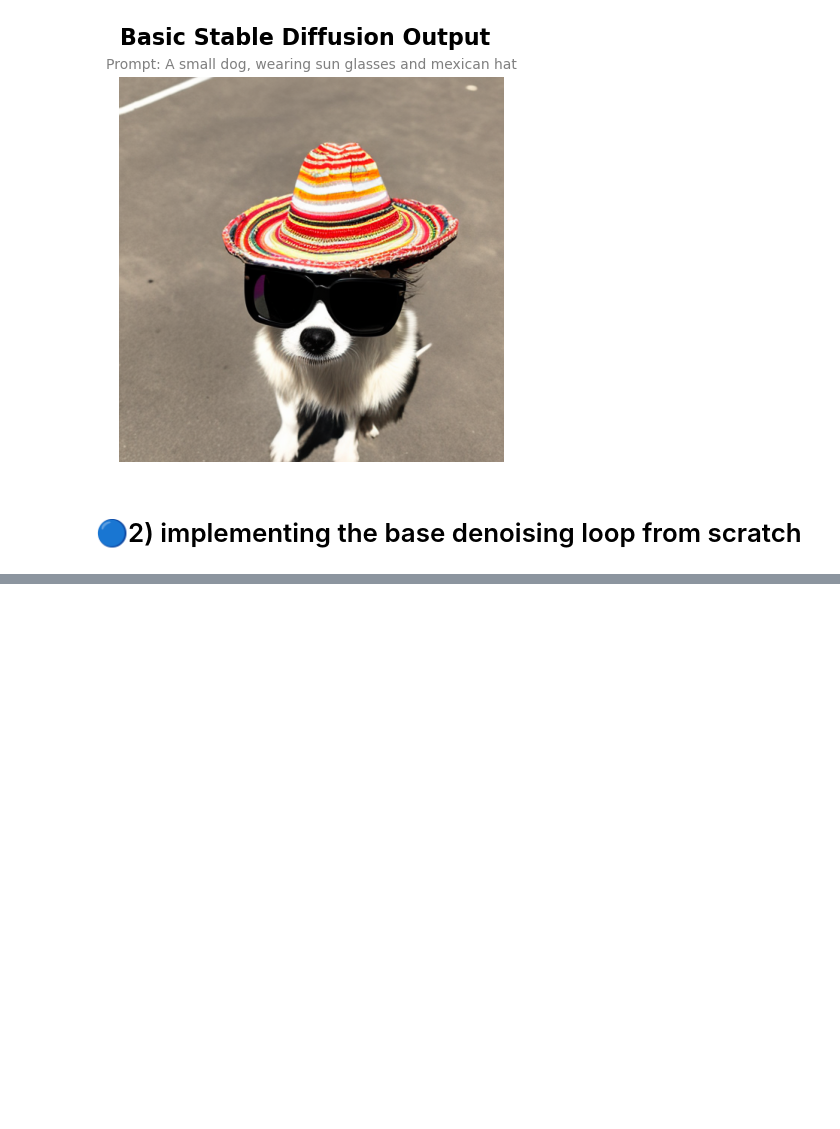
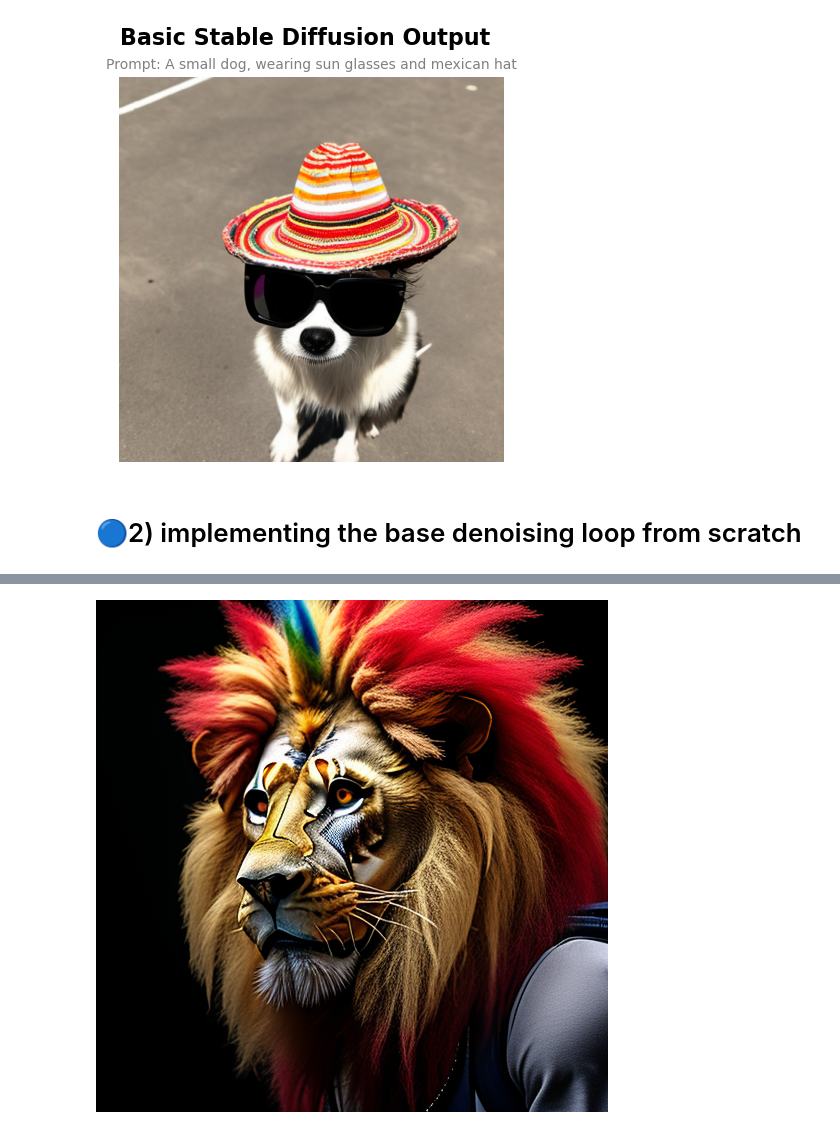
Before and after one commit to RoiMaman/NeuroFoveatedDiffusion, a Jupyter notebook: Final_codes.ipynb, the cells around one changed output, grey strips where cells are left out. Saved outputs shown, nothing was run; the diff lists cells and outputs as text; code cells hidden in the pictures; blank space fills up the shorter version.

Commit message:
moving to a transformer model3

```diff
--- a/Final_codes.ipynb
+++ b/Final_codes.ipynb
@@ -297,0 +263,83 @@ Running PixArt DiT Denoising Loop...
+# %%
+
+print("Loading Transformer and VAE to GPU...")
+transformer = Transformer2DModel.from_pretrained(
+    model_id,
+    subfolder="transformer",
+    torch_dtype=torch.float16
+).to("cuda")
+
+vae = AutoencoderKL.from_pretrained(
+    model_id,
+    subfolder="vae",
+    torch_dtype=torch.float16
+).to("cuda")
+
+# טעינת Scheduler סטנדרטי
+from diffusers import DPMSolverMultistepScheduler
+scheduler = DPMSolverMultistepScheduler.from_pretrained(model_id, subfolder="scheduler")
+
+
+# --- שלב 3: לולאת הדיפוזיה הידנית שלנו ---
+def run_diffusion_loop(transformer, vae, scheduler, prompt_embeds, prompt_attention_mask, seed=42, steps=20, guidance_scale=4.5, height=512, width=512):
+    generator = torch.Generator(device=device).manual_seed(seed)
+
+    scheduler.set_timesteps(steps)
+    latents = torch.randn(
+        (1, 4, height // 8, width // 8),
+        generator=generator,
+        device=device,
+        dtype=torch.float16
+    )
+    latents = latents * scheduler.init_noise_sigma
+
+    resolution = torch.tensor([height, width], dtype=torch.float16, device=device).repeat(2, 1)
+    aspect_ratio = torch.tensor([float(height / width)], dtype=torch.float16, device=device).repeat(2, 1)
+    added_cond_kwargs = {"resolution": resolution, "aspect_ratio": aspect_ratio}
+
+    print("Running Denoising Loop on GPU...")
+    for i, t in enumerate(tqdm(scheduler.timesteps)):
+        latent_model_input = torch.cat([latents] * 2)
+
+        t = t.to(device)
+        latent_model_input = scheduler.scale_model_input(latent_model_input, t)
+
+        t_val = t.item() if isinstance(t, torch.Tensor) else t
+        t_batch = torch.tensor([t_val, t_val], device=device)
+
+        with torch.no_grad():
+            noise_pred = transformer(
+                latent_model_input,
+                encoder_hidden_states=prompt_embeds,
+                encoder_attention_mask=prompt_attention_mask,
+                timestep=t_batch,
+                added_cond_kwargs=added_cond_kwargs,
+                return_dict=False,
+            )[0]
+
+        if noise_pred.shape[1] == 8:
+            noise_pred, _ = noise_pred.chunk(2, dim=1)
+
+        noise_pred_uncond, noise_pred_text = noise_pred.chunk(2)
+        noise_pred = noise_pred_uncond + guidance_scale * (noise_pred_text - noise_pred_uncond)
+
+        latents = scheduler.step(noise_pred, t, latents).prev_sample
+        latents = latents.to(device)
+
+    # פיענוח סופי דרך ה-VAE
+    print("Decoding latents to image...")
+    with torch.no_grad():
+        latents = (1 / vae.config.scaling_factor) * latents
+        image = vae.decode(latents.to(vae.dtype)).sample
+
+    image = (image / 2 + 0.5).clamp(0, 1)
+    image = image.cpu().permute(0, 2, 3, 1).float().numpy()
+    final_image = PIL.Image.fromarray((image[0] * 255).round().astype("uint8"))
+
+    return final_image
+
+# הרצה!
+for i in range(10):
+    image = run_diffusion_loop(transformer, vae, scheduler, prompt_embeds, prompt_attention_mask, seed=i, steps=20, guidance_scale=7.5)
+    display(image)
+# %% [output]
@@ -297,0 +351 @@ Running PixArt DiT Denoising Loop...
+[figure, added]
```
Also changed, not shown: parts of 6 cells of this notebook.
